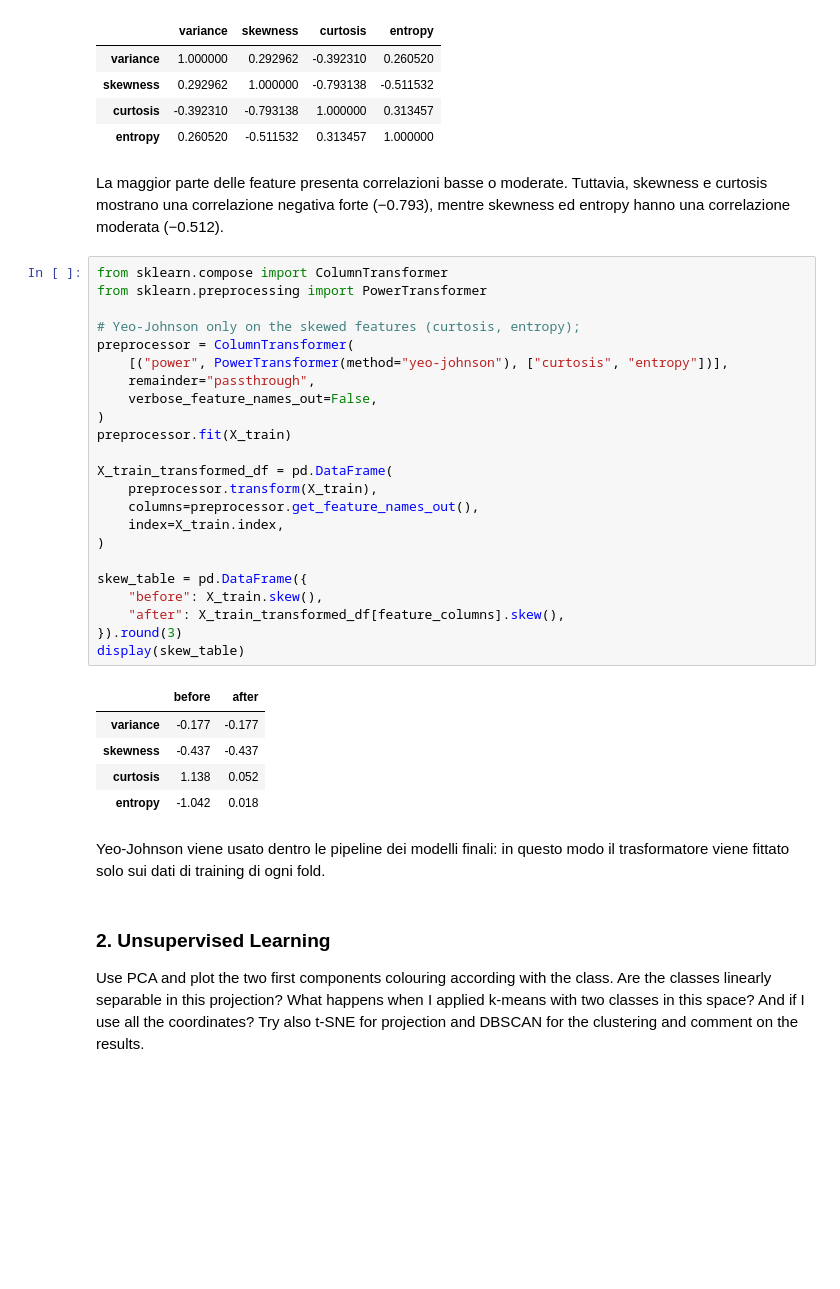
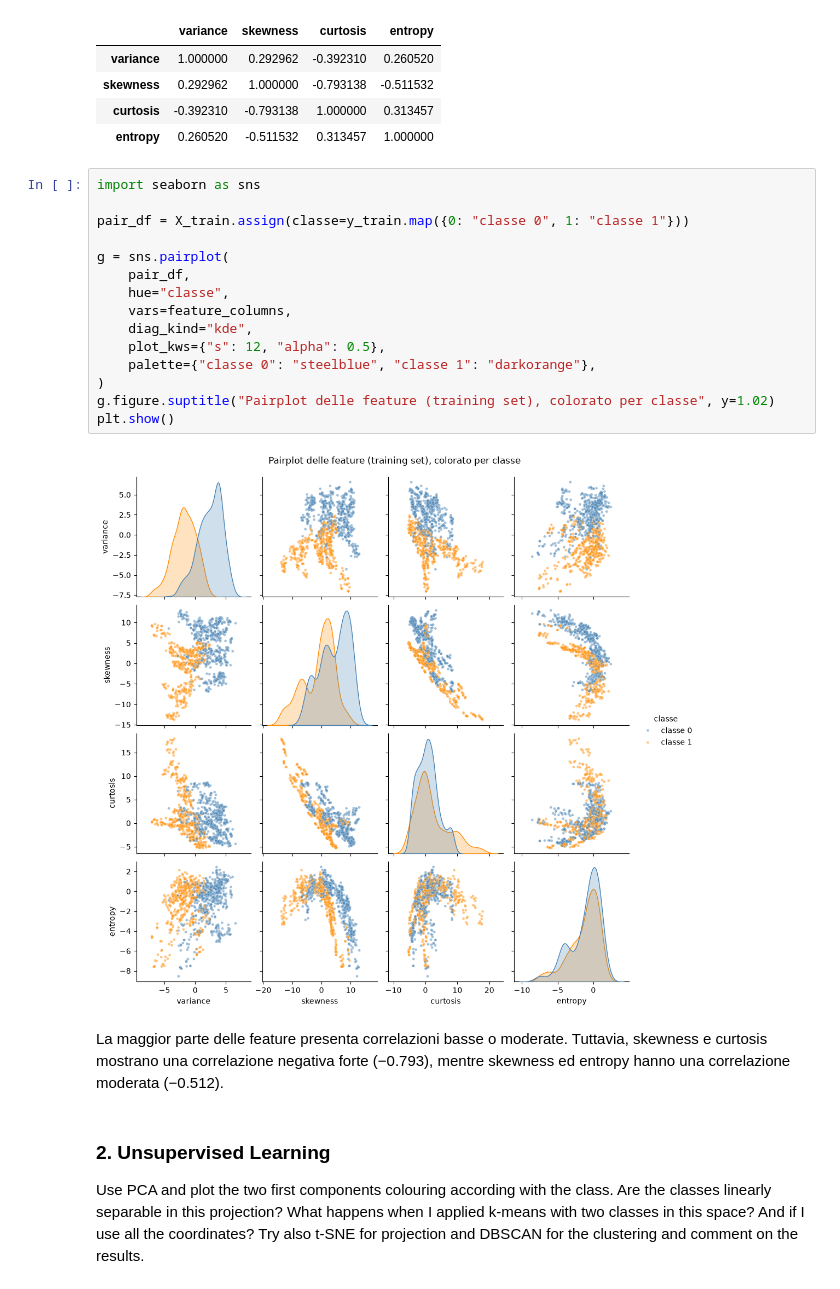
Before and after one commit to NicXVII/Intro_to_ML_26-27, a Jupyter notebook: Challenges/challenge_one.ipynb, the cells around one changed output. Drawn from its saved outputs; the diff is of its cells as text; blank space fills up the shorter version.

```diff
--- a/Challenges/challenge_one.ipynb
+++ b/Challenges/challenge_one.ipynb
@@ -222,39 +222,25 @@ display(X_train.corr())
 | skewness | 0.292962 | 1.000000 | -0.793138 | -0.511532 |
 | curtosis | -0.392310 | -0.793138 | 1.000000 | 0.313457 |
 | entropy | 0.260520 | -0.511532 | 0.313457 | 1.000000 |
+# %%
+import seaborn as sns
+
+pair_df = X_train.assign(classe=y_train.map({0: "classe 0", 1: "classe 1"}))
+
+g = sns.pairplot(
+    pair_df,
+    hue="classe",
+    vars=feature_columns,
+    diag_kind="kde",
+    plot_kws={"s": 12, "alpha": 0.5},
+    palette={"classe 0": "steelblue", "classe 1": "darkorange"},
+)
+g.figure.suptitle("Pairplot delle feature (training set), colorato per classe", y=1.02)
+plt.show()
+# %% [output]
+[figure, added]
 # %% [markdown]
 La maggior parte delle feature presenta correlazioni basse o moderate. Tuttavia, skewness e curtosis mostrano una correlazione negativa forte (−0.793), mentre skewness ed entropy hanno una correlazione moderata (−0.512).
-# %%
-from sklearn.compose import ColumnTransformer
-from sklearn.preprocessing import PowerTransformer
-
-# Yeo-Johnson only on the skewed features (curtosis, entropy);
-preprocessor = ColumnTransformer(
-    [("power", PowerTransformer(method="yeo-johnson"), ["curtosis", "entropy"])],
-    remainder="passthrough",
-    verbose_feature_names_out=False,
-)
-preprocessor.fit(X_train)
-
-X_train_transformed_df = pd.DataFrame(
-    preprocessor.transform(X_train),
-    columns=preprocessor.get_feature_names_out(),
-    index=X_train.index,
-)
-
-skew_table = pd.DataFrame({
-    "before": X_train.skew(),
-    "after": X_train_transformed_df[feature_columns].skew(),
-}).round(3)
-display(skew_table)
-# %% [output]
-|  | before | after |
-| variance | -0.177 | -0.177 |
-| skewness | -0.437 | -0.437 |
-| curtosis | 1.138 | 0.052 |
-| entropy | -1.042 | 0.018 |
-# %% [markdown]
-Yeo-Johnson viene usato dentro le pipeline dei modelli finali: in questo modo il trasformatore viene fittato solo sui dati di training di ogni fold.
 # %% [markdown]
 ### 2. Unsupervised Learning
 
```
Also changed, not shown: parts of 10 cells of this notebook.
